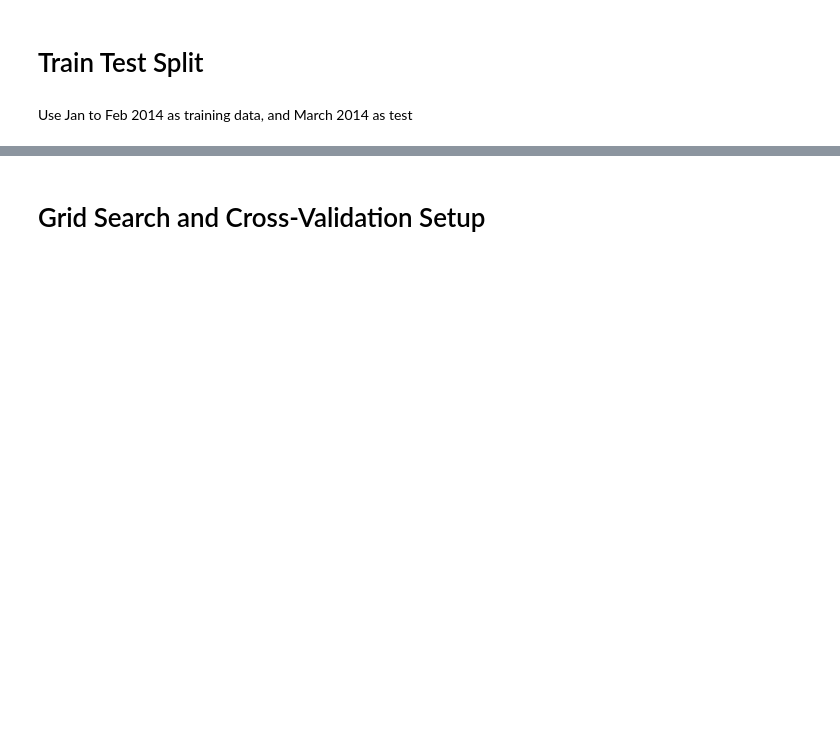
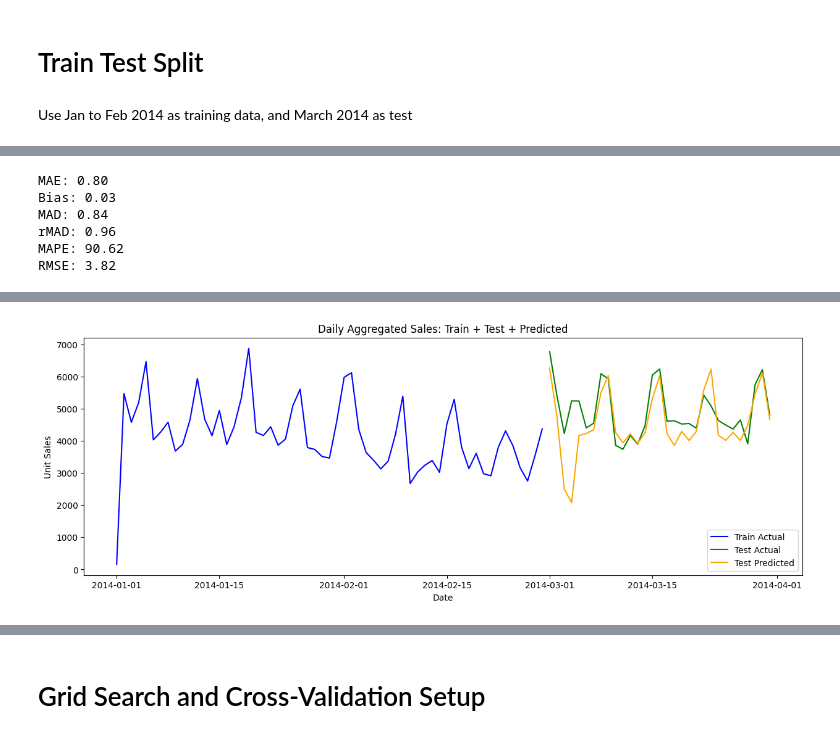
Before and after one commit to JericCantos/RetailDemandAnalysis, a Jupyter notebook: notebooks/Guayas_XGBoost.ipynb, the cells around one changed output, grey strips where cells are left out. Drawn from its saved outputs; the diff is of its cells as text; code cells hidden in the pictures; blank space fills up the shorter version.

Commit message:
integrated MLFlow, set up vanilla XGBoost and GridSearch XGBoost for comparison

```diff
--- a/notebooks/Guayas_XGBoost.ipynb
+++ b/notebooks/Guayas_XGBoost.ipynb
@@ -301,0 +686,5 @@ pipeline = Pipeline([
+# %%
+pipeline = create_xgb_pipeline(bool_cols, num_cols, one_hot_cols,
+                               target_cols, cyclical_cols)
+# %%
+param_grid = {} # empty so it only uses default parameterss
@@ -301,0 +693,14 @@ pipeline = Pipeline([
+# %%
+grid_search = GridSearchCV(
+    estimator=pipeline,
+    param_grid=param_grid,
+    cv=tscv,
+    scoring='neg_root_mean_squared_error',
+    # RMSE is typical for sales forecasting
+    # negative beccause scikit learn tries to MAXIMIZE the scoring function
+    # therefore multiplying by -1 will make big RMSE worse
+    verbose=2,
+    n_jobs=-1
+)
+# %%
+grid_search.fit(X_train, y_train)
@@ -301,0 +726,6 @@ pipeline = Pipeline([
+# %%
+run_name = "XGB_vanilla"
+with mlflow.start_run(run_name=run_name):
+  log_xgb_search_run(grid_search, X_train, y_train, X_test, y_test,
+                     pipeline, run_name)
+# %% [output]
@@ -301,0 +733,6 @@ pipeline = Pipeline([
+MAE: 0.80
+Bias: 0.03
+MAD: 0.84
+rMAD: 0.96
+MAPE: 90.62
+RMSE: 3.82
@@ -301,0 +740 @@ pipeline = Pipeline([
+[figure, added]
```
Also changed, not shown: parts of 51 cells of this notebook.
